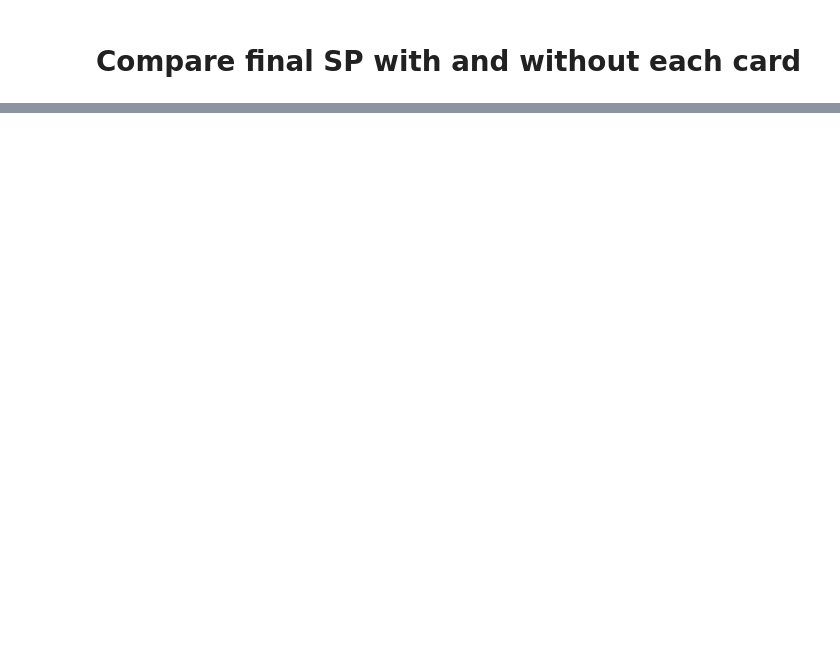
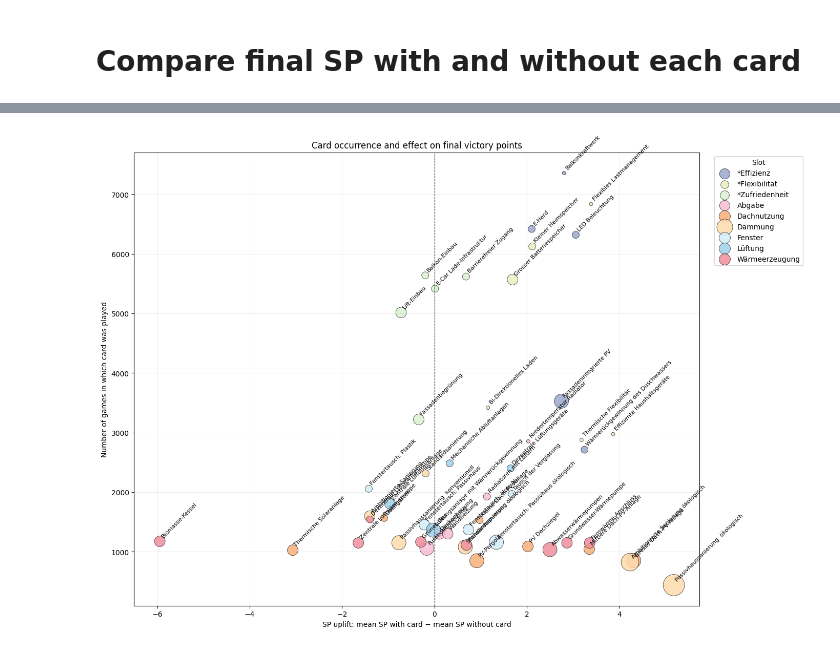
Before and after one commit to simonschaluppe/KlimSta-Brettspiel, a Jupyter notebook: best_card.ipynb, the cells around one changed output, grey strips where cells are left out. Cells and saved outputs as stored; diff of their text form; code cells hidden in the pictures; blank space fills up the shorter version.

```diff
--- a/best_card.ipynb
+++ b/best_card.ipynb
@@ -136,0 +162,76 @@ KeyError: "['best_percent_games', 'best_percent_rate_when_played'] not in index"
+# %%
+import matplotlib.pyplot as plt
+
+from card_colors import *
+
+plot_data = (
+    card_results
+    .dropna(
+        subset=[
+            "sp_uplift",
+            "Kosten",
+            "Name",
+            "Slot/Stapel",
+            "games_with_card",
+        ]
+    )
+    .copy()
+)
+
+# Marker radius proportional to card cost.
+# Matplotlib's s parameter represents marker area, so the radius is squared.
+size_scale = 5
+plot_data["marker_size"] = (
+    plot_data["Kosten"].clip(lower=0) * size_scale + 5
+) ** 2
+
+fig, ax = plt.subplots(figsize=(14, 10))
+
+# Separate scatter call per slot creates the legend
+for slot, group in plot_data.groupby("Slot/Stapel"):
+    ax.scatter(
+        group["sp_uplift"],
+        group["games_with_card"],
+        color=slot_colors.get(slot, default_color),
+        edgecolor="black",
+        linewidth=0.5,
+        s=group["marker_size"],
+        alpha=0.85,
+        label=slot,
+    )
+
+# Card-name annotations
+for _, row in plot_data.iterrows():
+    ax.annotate(
+        row["Name"],
+        xy=(row["sp_uplift"], row["games_with_card"]),
+        xytext=(5, 5),
+        textcoords="offset points",
+        fontsize=8,
+        rotation=45,
+        rotation_mode="anchor",
+    )
+
+ax.axvline(
+    0,
+    color="black",
+    linewidth=0.8,
+    linestyle="--",
+)
+
+ax.set_title("Card occurrence and effect on final victory points")
+ax.set_xlabel("SP uplift: mean SP with card − mean SP without card")
+ax.set_ylabel("Number of games in which card was played")
+
+ax.legend(
+    title="Slot",
+    bbox_to_anchor=(1.02, 1),
+    loc="upper left",
+)
+
+ax.grid(alpha=0.2)
+
+plt.tight_layout()
+plt.show()
+# %% [output]
+[figure, added]
```
Also changed, not shown: parts of 6 cells of this notebook.
